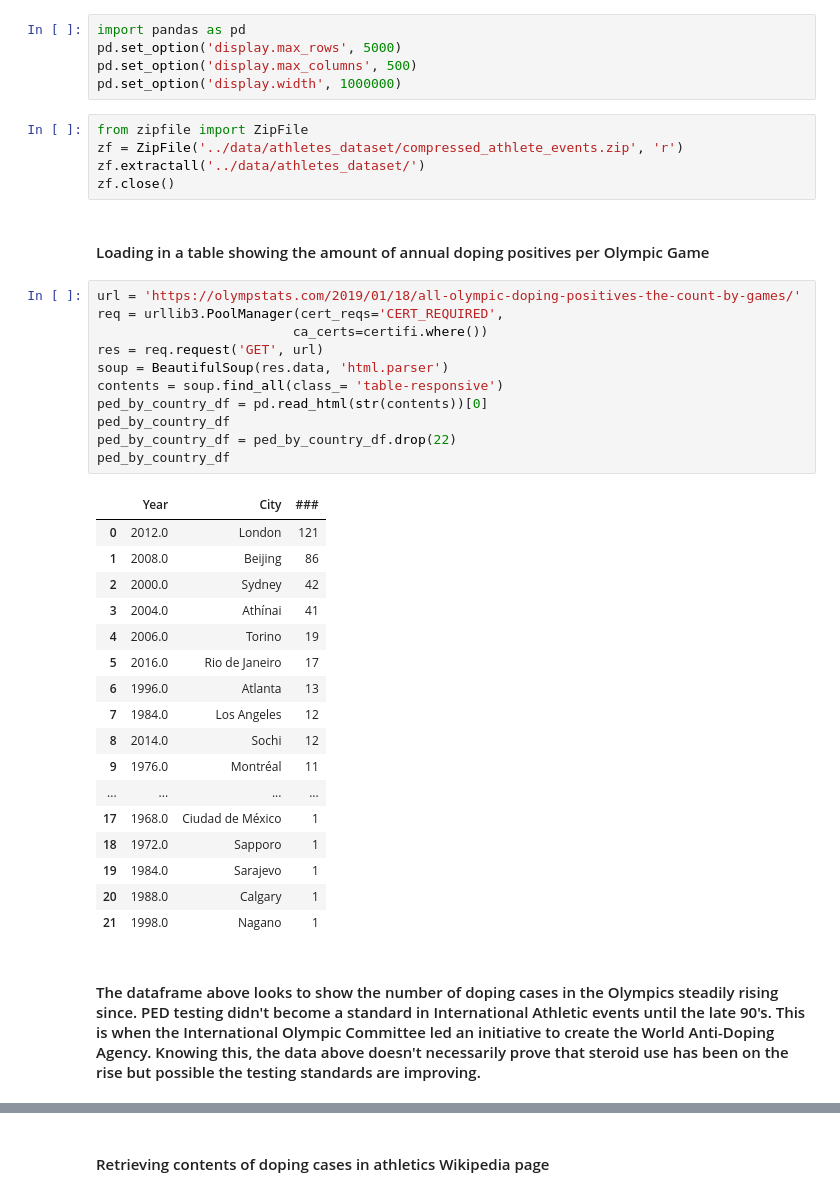
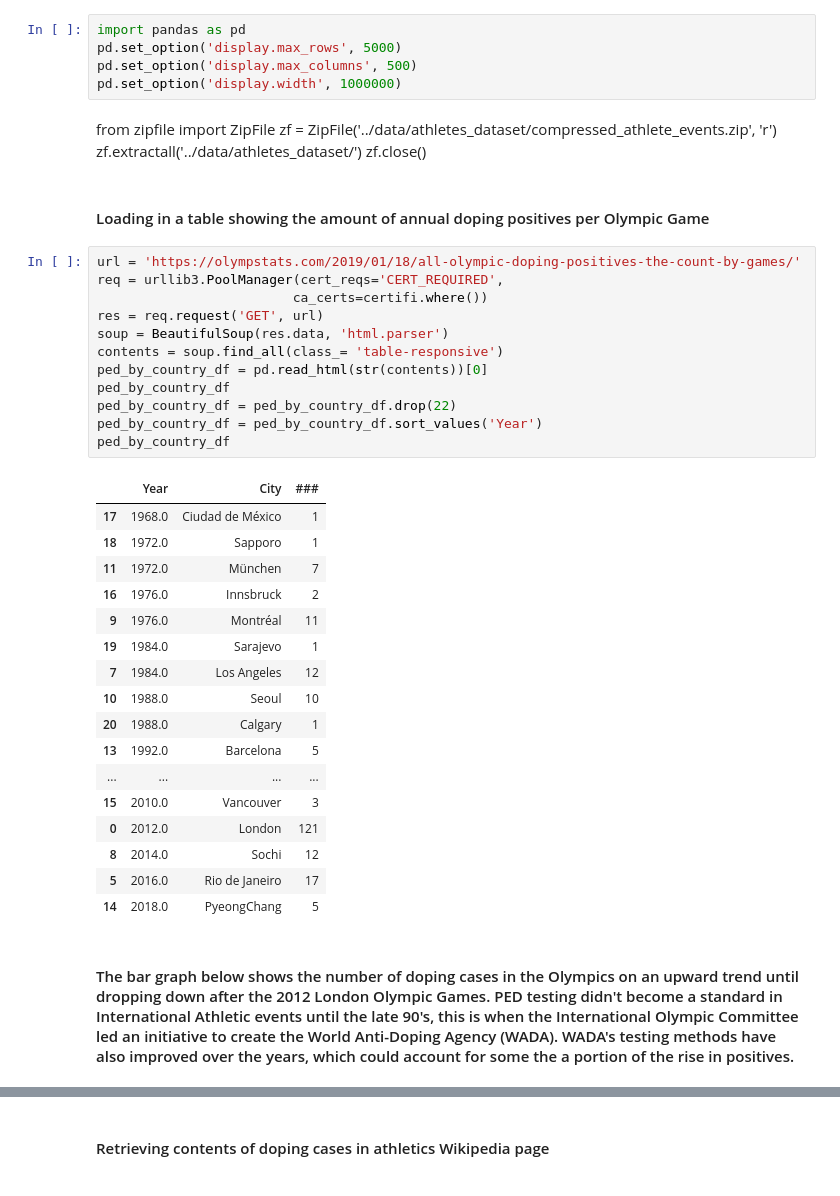
Before and after one commit to jwong853/Olympic_PED_use, a Jupyter notebook: notebooks/EDA.ipynb, the cells around one changed output, grey strips where cells are left out. Cells and saved outputs as stored; diff of their text form.

```diff
--- a/notebooks/EDA.ipynb
+++ b/notebooks/EDA.ipynb
@@ -47,41 +47,42 @@ import pandas as pd
 pd.set_option('display.max_rows', 5000)
 pd.set_option('display.max_columns', 500)
 pd.set_option('display.width', 1000000)
-# %%
-from zipfile import ZipFile
-zf = ZipFile('../data/athletes_dataset/compressed_athlete_events.zip', 'r')
-zf.extractall('../data/athletes_dataset/')
-zf.close()
+# %% [markdown]
+from zipfile import ZipFile
+zf = ZipFile('../data/athletes_dataset/compressed_athlete_events.zip', 'r')
+zf.extractall('../data/athletes_dataset/')
+zf.close()
 # %% [markdown]
 #### Loading in a table showing the amount of annual doping positives per Olympic Game
 # %%
 url = 'https://olympstats.com/2019/01/18/all-olympic-doping-positives-the-count-by-games/'
 req = urllib3.PoolManager(cert_reqs='CERT_REQUIRED',
                          ca_certs=certifi.where())
 res = req.request('GET', url)
 soup = BeautifulSoup(res.data, 'html.parser')
 contents = soup.find_all(class_= 'table-responsive')
 ped_by_country_df = pd.read_html(str(contents))[0]
 ped_by_country_df
 ped_by_country_df = ped_by_country_df.drop(22)
+ped_by_country_df = ped_by_country_df.sort_values('Year')
 ped_by_country_df
 # %% [output]
 |  | Year | City | ### |
-| 0 | 2012.0 | London | 121 |
-| 1 | 2008.0 | Beijing | 86 |
-| 2 | 2000.0 | Sydney | 42 |
-| 3 | 2004.0 | Athínai | 41 |
-| 4 | 2006.0 | Torino | 19 |
-| 5 | 2016.0 | Rio de Janeiro | 17 |
-| 6 | 1996.0 | Atlanta | 13 |
-| 7 | 1984.0 | Los Angeles | 12 |
-| 8 | 2014.0 | Sochi | 12 |
-| 9 | 1976.0 | Montréal | 11 |
-| ... | ... | ... | ... |
 | 17 | 1968.0 | Ciudad de México | 1 |
 | 18 | 1972.0 | Sapporo | 1 |
+| 11 | 1972.0 | München | 7 |
+| 16 | 1976.0 | Innsbruck | 2 |
+| 9 | 1976.0 | Montréal | 11 |
 | 19 | 1984.0 | Sarajevo | 1 |
+| 7 | 1984.0 | Los Angeles | 12 |
+| 10 | 1988.0 | Seoul | 10 |
 | 20 | 1988.0 | Calgary | 1 |
-| 21 | 1998.0 | Nagano | 1 |
+| 13 | 1992.0 | Barcelona | 5 |
+| ... | ... | ... | ... |
+| 15 | 2010.0 | Vancouver | 3 |
+| 0 | 2012.0 | London | 121 |
+| 8 | 2014.0 | Sochi | 12 |
+| 5 | 2016.0 | Rio de Janeiro | 17 |
+| 14 | 2018.0 | PyeongChang | 5 |
 # %% [markdown]
-#### The dataframe above looks to show the number of doping cases in the Olympics  steadily rising since. PED testing didn't become a standard in International Athletic events until the late 90's. This is when the International Olympic Committee led an initiative to create the World Anti-Doping Agency. Knowing this, the data above doesn't necessarily prove that steroid use has been on the rise but possible the testing standards are improving.
+#### The bar graph below shows the number of doping cases in the Olympics on an upward trend until dropping down after the 2012 London Olympic Games. PED testing didn't become a standard in International Athletic events until the late 90's, this is when the International Olympic Committee led an initiative to create the World Anti-Doping Agency (WADA). WADA's testing methods have also improved over the years, which could account for some the a portion of the rise in positives.
```
Also changed, not shown: parts of 7 cells of this notebook, 1 other file.
